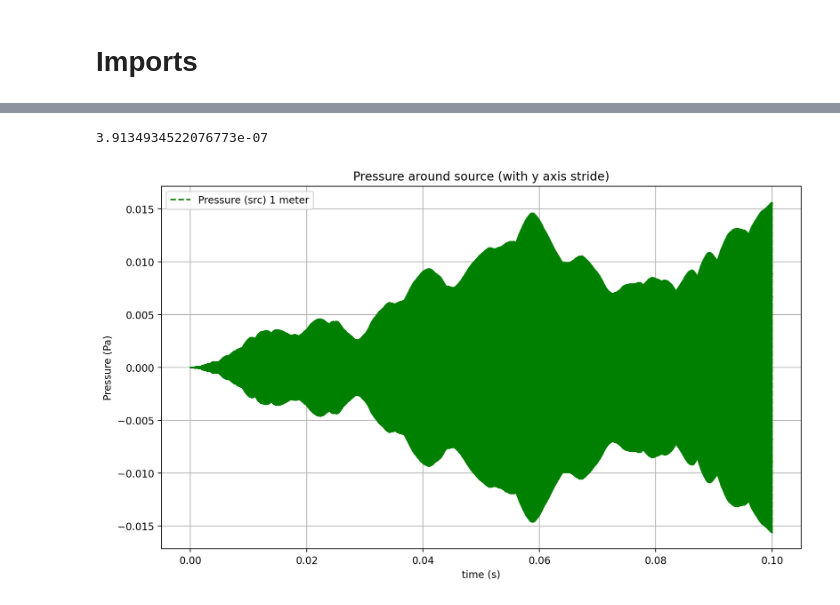
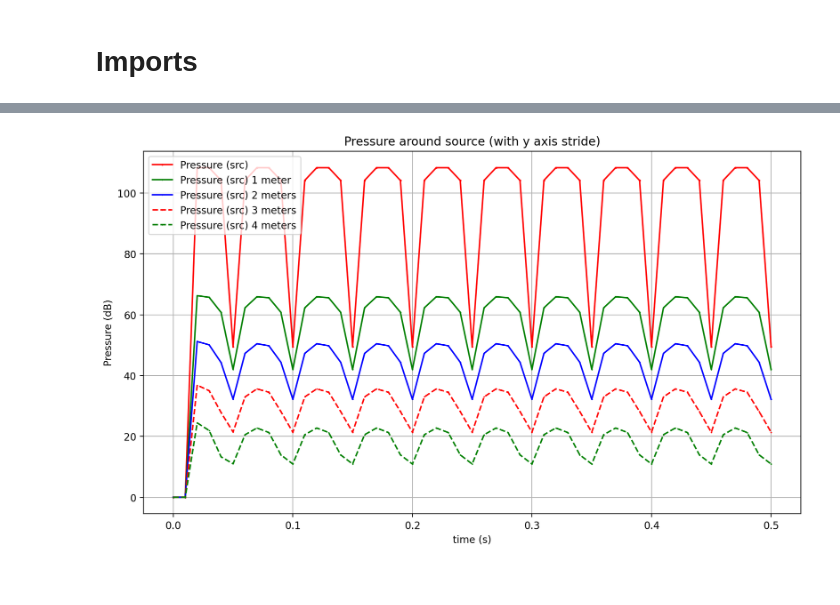
Before and after one commit to boorlakov/pyquasar, a Jupyter notebook: examples/acoustics.ipynb, the cells around one changed output, grey strips where cells are left out. Saved outputs shown, nothing was run; the diff lists cells and outputs as text; code cells hidden in the pictures.

```diff
--- a/examples/acoustics.ipynb
+++ b/examples/acoustics.ipynb
@@ -116,6 +49,6 @@ materials = {"air": {"source": {"source": source}, "gamma": 1}}
 problem.assembly()
 # %%
-problem.add_init_conds(["dirichlet"])
+problem.add_init_conds(["dirichlet"], constant_time_step=True)
 # %%
 pts = np.linspace(1, 2.75, 201)
 pts = pts + 1.025
@@ -126,7 +59,15 @@ pts = np.concatenate(
 # %%
 proj = problem.tabulate(cp.asarray(pts))
 # %%
-sols = problem.solve(u, ["dirichlet"], materials, rtol=1e-8, verbose=False, proj=proj, consant_step_time=True)
+sols = problem.solve(
+  u,
+  ["dirichlet"],
+  materials,
+  rtol=1e-8,
+  verbose=False,
+  proj=proj,
+  consant_step_time=True,
+)
 # %%
 len(sols)
 # %% [output]
@@ -137,30 +78,33 @@ pts = np.array(
     [1.025, 1, 1.025],
     [1.025, 2, 1.025],
     [1.025, 3, 1.025],
+    [1.025, 4, 1.025],
+    [1.025, 5, 1.025],
   ]
 )
 # %%
 proj = problem.tabulate(cp.asarray(pts))
 ps = proj @ np.array(sols).T
-# %%
-ps[2][1000]
-# %% [output]
-3.9134934522076773e-07
+# %%
+ps[ps != 0] = 20 * np.log10(np.abs(ps[ps != 0]) / 0.00002)
 # %%
 plt.figure(figsize=(10, 6))
-# plt.plot(time_mesh.mesh, ps[0], label="Pressure (src)", color="red", linestyle="-", marker="o", ms=1)
-plt.plot(time_mesh.mesh, ps[1], label="Pressure (src) 1 meter", color="green", linestyle="--", marker="*", ms=1)
-# plt.plot(time_mesh.mesh[:250], ps[2][:250], label="Pressure (src) 2 meters", color="blue", linestyle="-", marker=".", ms=1)
+plt.plot(time_mesh.mesh, ps[0], label="Pressure (src)", color="red", linestyle="-", marker="o", ms=1)
+plt.plot(time_mesh.mesh, ps[1], label="Pressure (src) 1 meter", color="green", linestyle="-", marker="*", ms=1)
+plt.plot(time_mesh.mesh, ps[2], label="Pressure (src) 2 meters", color="blue", linestyle="-", marker=".", ms=1)
+plt.plot(time_mesh.mesh, ps[3], label="Pressure (src) 3 meters", color="red", linestyle="--", marker=".", ms=1)
+plt.plot(time_mesh.mesh, ps[4], label="Pressure (src) 4 meters", color="green", linestyle="--", marker=".", ms=1)
+
 
 # Add labels and title
 plt.xlabel("time (s)")
-plt.ylabel("Pressure (Pa)")
+plt.ylabel("Pressure (dB)")
 plt.title("Pressure around source (with y axis stride)")
 plt.legend()
 plt.grid(True)
 plt.tight_layout()
 
 # Show the plot
 plt.show()
 # %% [output]
-[figure, old version]
+[figure, new version]
```
Also changed, not shown: parts of 17 cells of this notebook, 1 other file.
